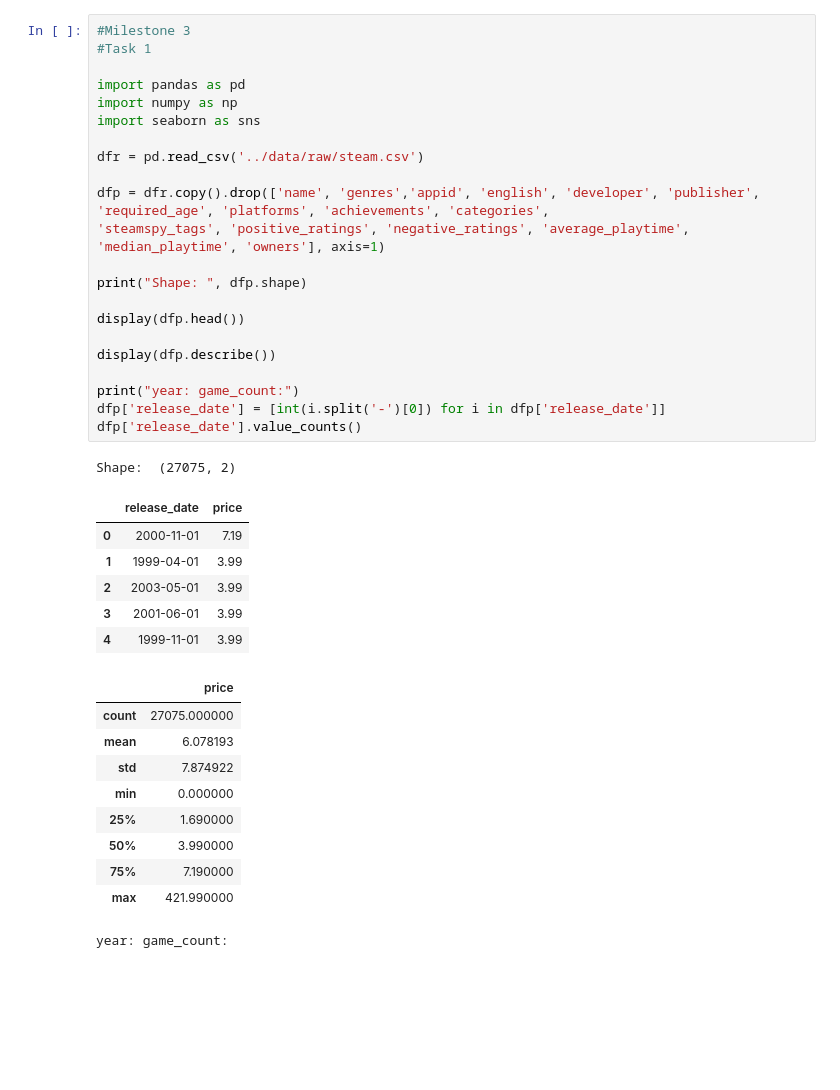
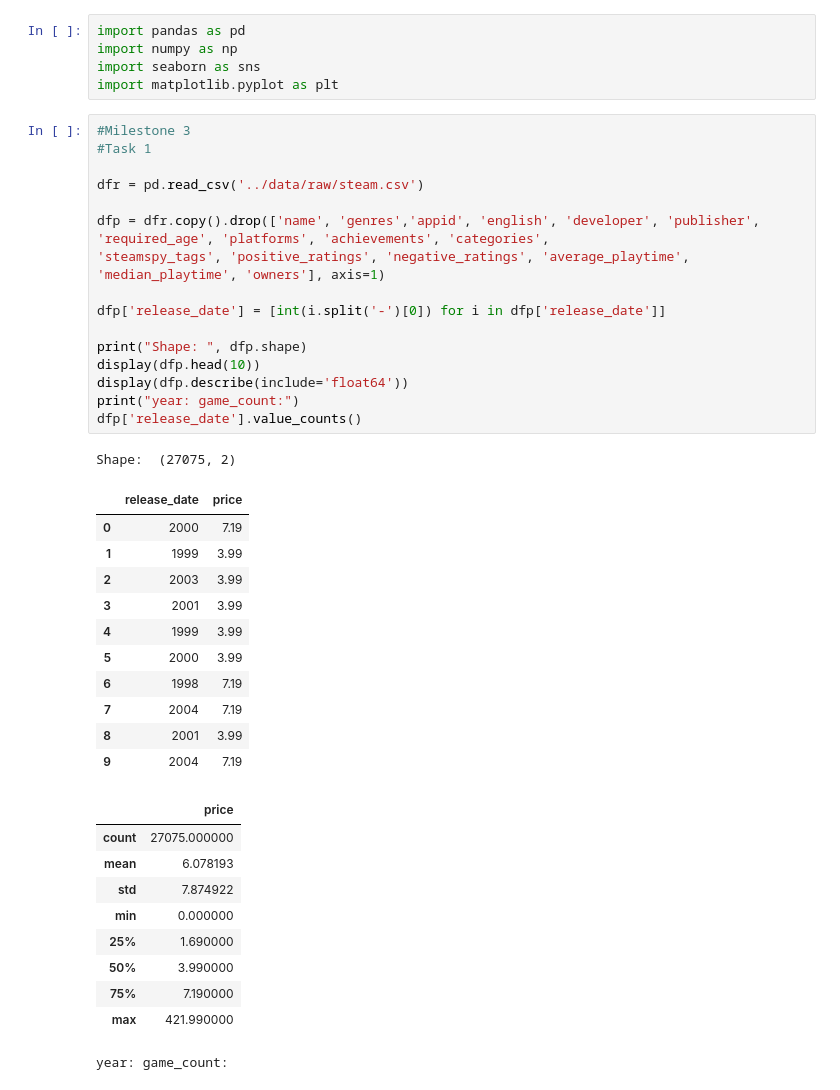
Before and after one commit to data301-2021-winter1/group26-project, a Jupyter notebook: notebooks/analysis2.ipynb, the cells around one changed output. Drawn from its saved outputs; the diff is of its cells as text; blank space fills up the shorter version.

```diff
--- a/notebooks/analysis2.ipynb
+++ b/notebooks/analysis2.ipynb
@@ -4,36 +4,40 @@
 ## Research question/interests
 
 How have the prices of games changed over the years?
+# %%
+import pandas as pd
+import numpy as np
+import seaborn as sns
+import matplotlib.pyplot as plt
 # %%
 #Milestone 3
 #Task 1
-
-import pandas as pd
-import numpy as np
-import seaborn as sns
 
 dfr = pd.read_csv('../data/raw/steam.csv')
 
 dfp = dfr.copy().drop(['name', 'genres','appid', 'english', 'developer', 'publisher', 'required_age', 'platforms', 'achievements', 'categories',
 'steamspy_tags', 'positive_ratings', 'negative_ratings', 'average_playtime', 'median_playtime', 'owners'], axis=1)
 
+dfp['release_date'] = [int(i.split('-')[0]) for i in dfp['release_date']]
+
 print("Shape: ", dfp.shape)
-
-display(dfp.head())
-
-display(dfp.describe())
-
+display(dfp.head(10))
+display(dfp.describe(include='float64'))
 print("year: game_count:")
-dfp['release_date'] = [int(i.split('-')[0]) for i in dfp['release_date']]
 dfp['release_date'].value_counts()
 # %% [output]
 Shape:  (27075, 2)
 |  | release_date | price |
-| 0 | 2000-11-01 | 7.19 |
-| 1 | 1999-04-01 | 3.99 |
-| 2 | 2003-05-01 | 3.99 |
-| 3 | 2001-06-01 | 3.99 |
-| 4 | 1999-11-01 | 3.99 |
+| 0 | 2000 | 7.19 |
+| 1 | 1999 | 3.99 |
+| 2 | 2003 | 3.99 |
+| 3 | 2001 | 3.99 |
+| 4 | 1999 | 3.99 |
+| 5 | 2000 | 3.99 |
+| 6 | 1998 | 7.19 |
+| 7 | 2004 | 7.19 |
+| 8 | 2001 | 3.99 |
+| 9 | 2004 | 7.19 |
 |  | price |
 | count | 27075.000000 |
 | mean | 6.078193 |
```
Also changed, not shown: parts of 17 cells of this notebook, 1 other file.
